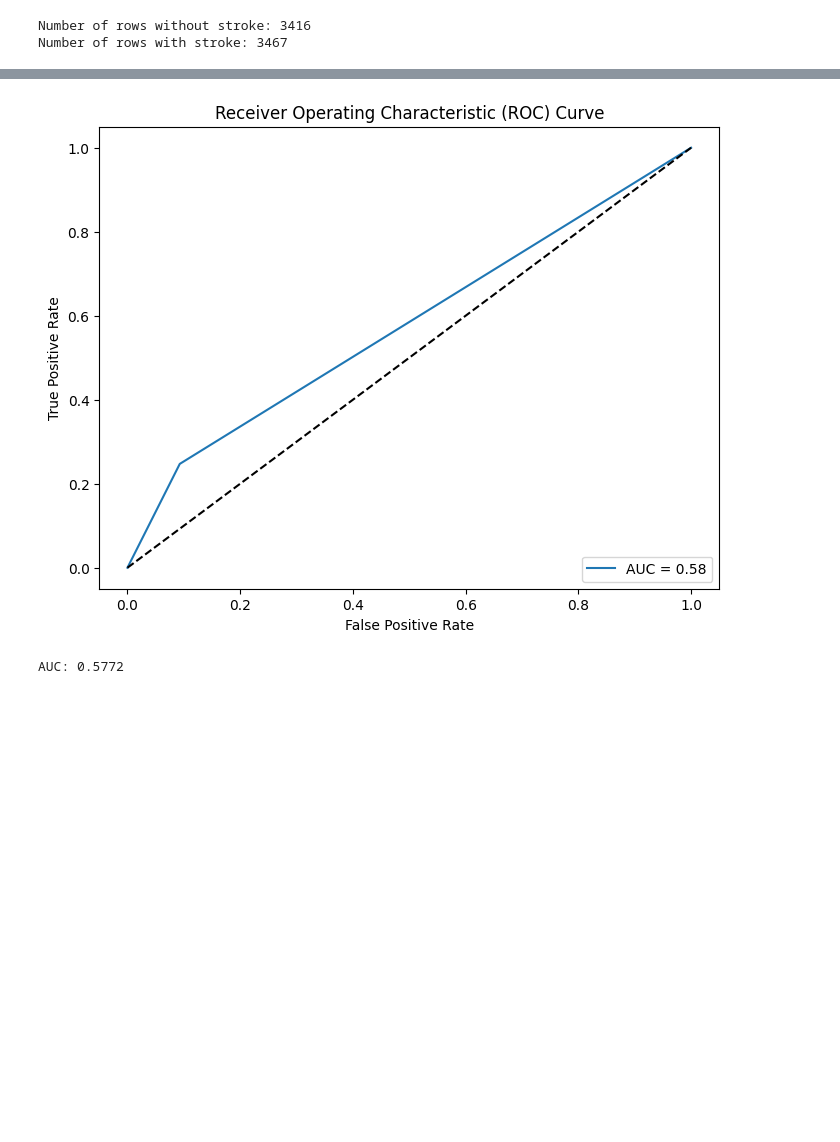
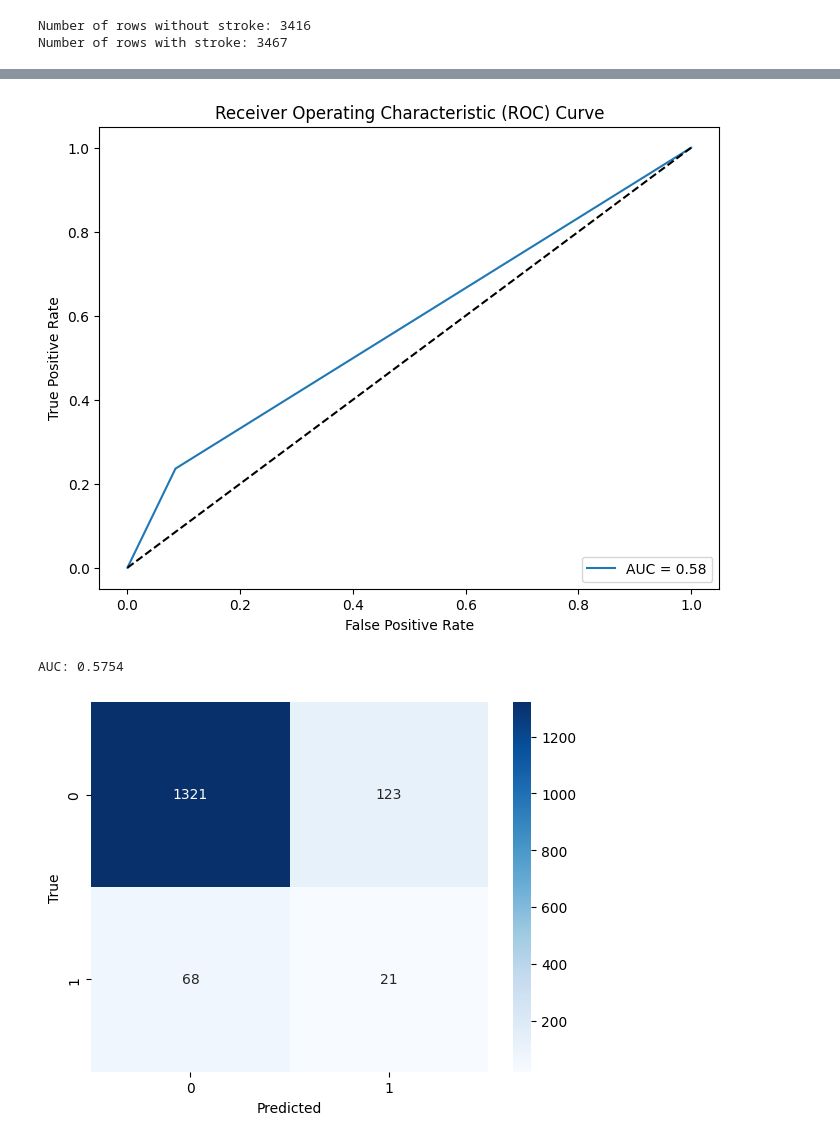
Before and after one commit to WSNekoWay/AI_ALP_Bryan---Hans, a Jupyter notebook: random_forest_stroke.ipynb, the cells around one changed output, grey strips where cells are left out. Saved outputs shown, nothing was run; the diff lists cells and outputs as text; code cells hidden in the pictures; blank space fills up the shorter version.

```diff
--- a/random_forest_stroke.ipynb
+++ b/random_forest_stroke.ipynb
@@ -606,5 +592,10 @@ plt.legend(loc='lower right')
 plt.show()
 
 print(f"AUC: {roc_auc:.4f}")
+
+sns.heatmap(conf_matrix, annot=True, fmt='d', cmap='Blues')
+plt.xlabel('Predicted')
+plt.ylabel('True')
+plt.show()
 # %% [output]
 Confusion Matrix:
@@ -622,5 +613,6 @@ High Risk of Stroke       0.14      0.25      0.18        89
 [figure]
-AUC: 0.5772
+AUC: 0.5754
+[figure, added]
 # %%
 
 # data_to_predict = {
```
Also changed, not shown: parts of 9 cells of this notebook.
